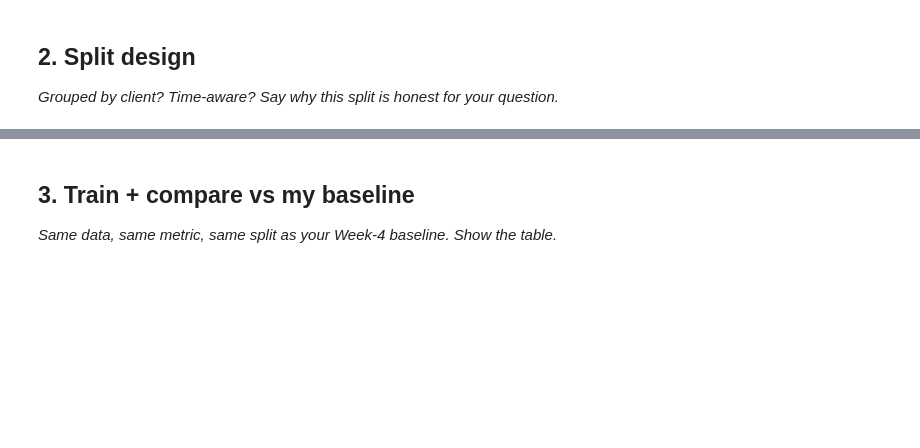
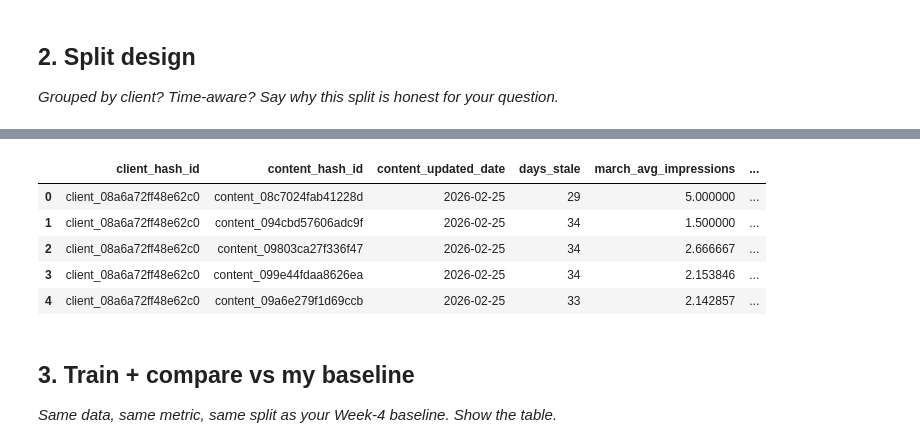
Before and after one commit to abdul-ITexpert/flyrank-internship-week1, a Jupyter notebook: work/notebooks/w05_model.ipynb, the cells around one changed output, grey strips where cells are left out. Cells and saved outputs as stored; diff of their text form; code cells hidden in the pictures; blank space fills up the shorter version.

```diff
--- a/work/notebooks/w05_model.ipynb
+++ b/work/notebooks/w05_model.ipynb
@@ -13,3 +21,17 @@ This skeleton is yours to fill. Work the sections **in order** — each one has
 # %%
 # This cell is for CODE (numbers, a query, a check).
 # Write your text answer in the cell ABOVE this one — typing sentences here breaks Run All.
+import duckdb
+import pandas as pd
+import numpy as np
+from sklearn.linear_model import LogisticRegression
+from sklearn.metrics import roc_auc_score, precision_score, recall_score, f1_score
+from sklearn.preprocessing import StandardScaler
+from google.colab import userdata
+
+HF_TOKEN = userdata.get("HF_TOKEN")
+
+con = duckdb.connect()
+con.execute(f"CREATE SECRET (TYPE huggingface, TOKEN '{HF_TOKEN}')")
+
+print("DuckDB connection initialized and HuggingFace secret configured.")
@@ -22,0 +52,63 @@ This skeleton is yours to fill. Work the sections **in order** — each one has
+# %%
+# This cell is for CODE (numbers, a query, a check).
+# Write your text answer in the cell ABOVE this one — typing sentences here breaks Run All.
+# Extract aggregated March 2026 features (Decision point) and April 2026 outcomes (Target)
+query = """
+WITH content_meta AS (
+    SELECT
+        content_hash_id,
+        client_hash_id,
+        content_updated_date
+    FROM read_parquet('hf://datasets/FlyRank/internship-warehouse/dim_content.parquet')
+    WHERE content_updated_date IS NOT NULL
+),
+
+march_features AS (
+    SELECT
+        d.client_hash_id,
+        d.content_hash_id,
+        AVG(d.gsc_impressions) AS march_avg_impressions,
+        AVG(d.gsc_clicks) AS march_avg_clicks,
+        AVG(d.gsc_avg_position) AS march_avg_position,
+        MAX(d.report_date) AS max_march_date
+    FROM read_parquet('hf://datasets/FlyRank/internship-warehouse/fact_content_daily_performance/**/*.parquet') d
+    WHERE d.month = '2026-03'
+      AND d.gsc_data_available IS TRUE
+    GROUP BY d.client_hash_id, d.content_hash_id
+),
+
+april_outcome AS (
+    SELECT
+        d.content_hash_id,
+        AVG(d.gsc_clicks) AS april_avg_clicks
+    FROM read_parquet('hf://datasets/FlyRank/internship-warehouse/fact_content_daily_performance/**/*.parquet') d
+    WHERE d.month = '2026-04'
+      AND d.gsc_data_available IS TRUE
+    GROUP BY d.content_hash_id
+)
+
+SELECT
+    m.client_hash_id,
+    m.content_hash_id,
+    c.content_updated_date,
+    date_diff('day', c.content_updated_date, m.max_march_date) AS days_stale,
+    m.march_avg_impressions,
+    m.march_avg_clicks,
+    m.march_avg_position,
+    a.april_avg_clicks,
+    -- Target: 1 if clicks dropped or stalled to 0 in April, indicating refresh need
+    CASE
+        WHEN a.april_avg_clicks IS NULL OR a.april_avg_clicks <= 0.8 * m.march_avg_clicks THEN 1
+        ELSE 0
+    END AS needs_refresh_target
+FROM march_features m
+JOIN content_meta c ON m.content_hash_id = c.content_hash_id
+LEFT JOIN april_outcome a ON m.content_hash_id = a.content_hash_id
+WHERE date_diff('day', c.content_updated_date, m.max_march_date) >= 0
+"""
+
+model_data = con.sql(query).df()
+print(f"Dataset shape: {model_data.shape}")
+print(f"Target distribution (needs_refresh_target):\n{model_data['needs_refresh_target'].value_counts(normalize=True)}")
+display(model_data.head())
+# %% [output]
@@ -23,3 +121,9 @@ This skeleton is yours to fill. Work the sections **in order** — each one has
+|  | client_hash_id | content_hash_id | content_updated_date | days_stale | march_avg_impressions | ... |
+| 0 | client_08a6a72ff48e62c0 | content_08c7024fab41228d | 2026-02-25 | 29 | 5.000000 | ... |
+| 1 | client_08a6a72ff48e62c0 | content_094cbd57606adc9f | 2026-02-25 | 34 | 1.500000 | ... |
+| 2 | client_08a6a72ff48e62c0 | content_09803ca27f336f47 | 2026-02-25 | 34 | 2.666667 | ... |
+| 3 | client_08a6a72ff48e62c0 | content_099e44fdaa8626ea | 2026-02-25 | 34 | 2.153846 | ... |
+| 4 | client_08a6a72ff48e62c0 | content_09a6e279f1d69ccb | 2026-02-25 | 33 | 2.142857 | ... |
 # %% [markdown]
 ## 3. Train + compare vs my baseline
 
```
Also changed, not shown: parts of 11 cells of this notebook.
